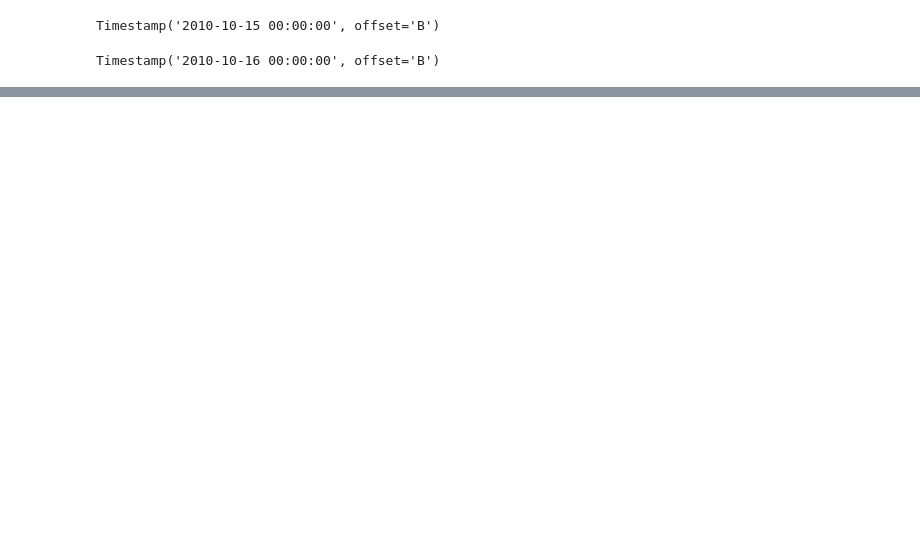
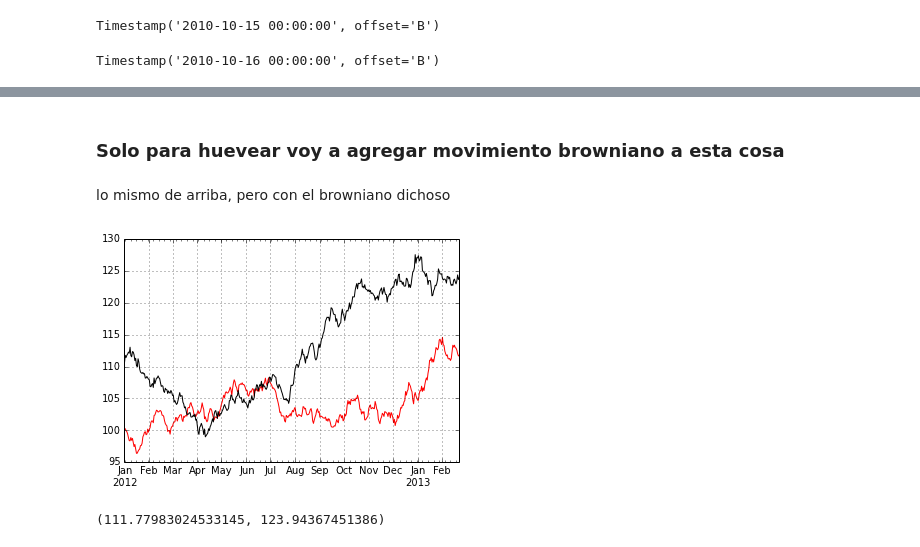
Before and after one commit to ferrandonea/learnpython, a Jupyter notebook: pandas/concatenardataframes.ipynb, the cells around one changed output, grey strips where cells are left out. Drawn from its saved outputs; the diff is of its cells as text; code cells hidden in the pictures; blank space fills up the shorter version.

Commit message:
nueva versión, agrego browniano

```diff
--- a/pandas/concatenardataframes.ipynb
+++ b/pandas/concatenardataframes.ipynb
@@ -147,0 +148,35 @@ data_mean.plot()
+# %% [markdown]
+### Solo para huevear voy a agregar movimiento browniano a esta cosa
+# %% [markdown]
+lo mismo de arriba, pero con el browniano dichoso
+# %%
+def geometric_brownian_motion(T = 1, N = 100, mu = 0.1, sigma = 0.01, S0 = 20):
+    "http://stackoverflow.com/a/13203189/190597 (unutbu)"
+    dt = float(T)/N
+    t = np.linspace(0, T, N)
+    W = np.random.standard_normal(size = N)
+    W = np.cumsum(W)*np.sqrt(dt) ### standard brownian motion ###
+    X = (mu-0.5*sigma**2)*t + sigma*W
+    S = S0*np.exp(X) ### geometric brownian motion ###
+    return S
+
+dates = pd.date_range('2012-01-01', '2013-02-22')
+T = (dates.max()-dates.min()).days / 365
+N = dates.size
+start_price = 100
+y = pd.Series(
+    geometric_brownian_motion(T, N, sigma=0.1, S0=start_price), index=dates)
+y.plot(color='red')
+
+start_price = 110
+y2 = pd.Series(
+    geometric_brownian_motion(T, N, sigma=0.1, S0=start_price), index=dates)
+y2.plot(color='black')
+
+plt.show()
+# %% [output]
+[figure, added]
+# %%
+y.iloc[-1],y2.iloc[-1] #punto final de la cosa
+# %% [output]
+(111.77983024533145, 123.94367451386)
```
Also changed, not shown: parts of 12 cells of this notebook.
